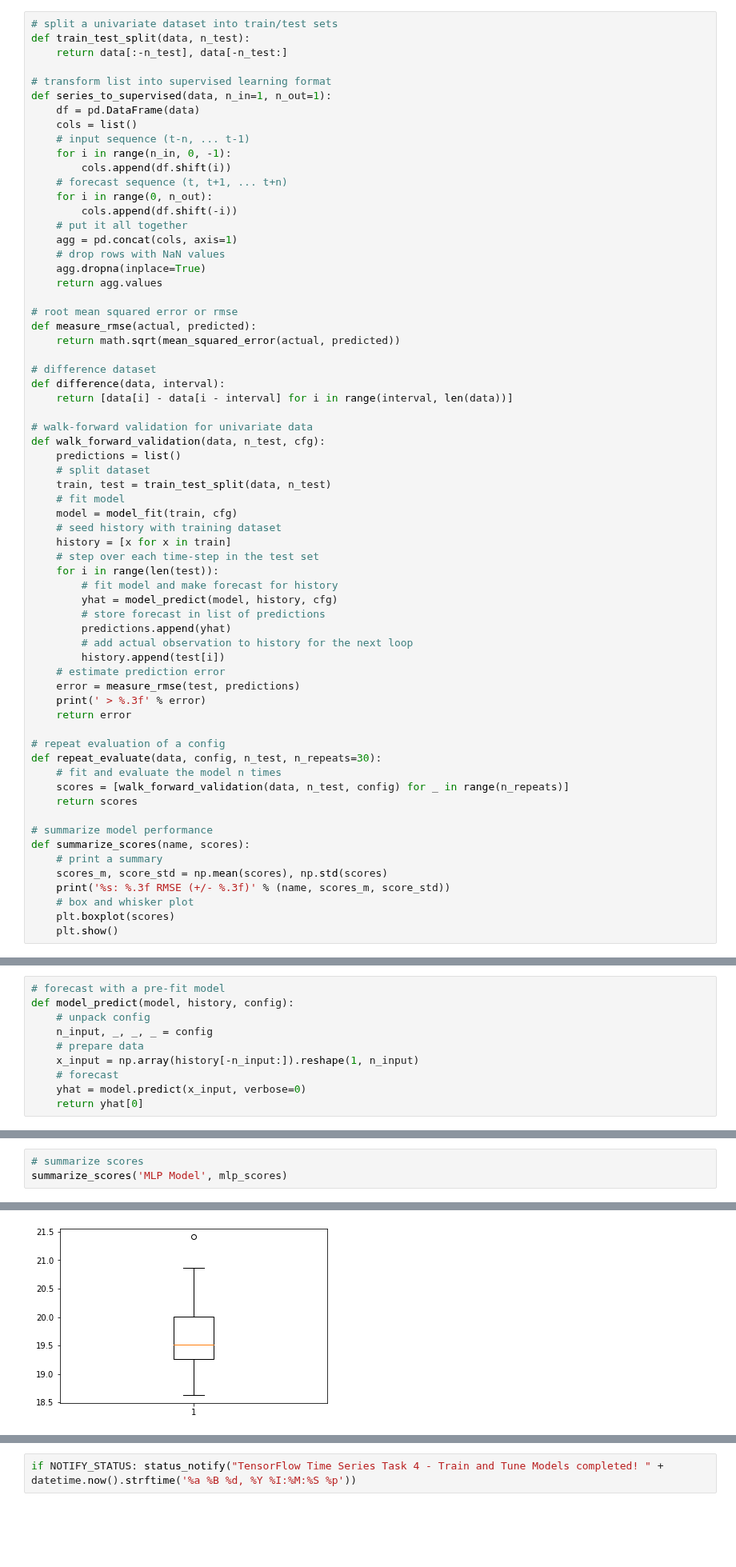
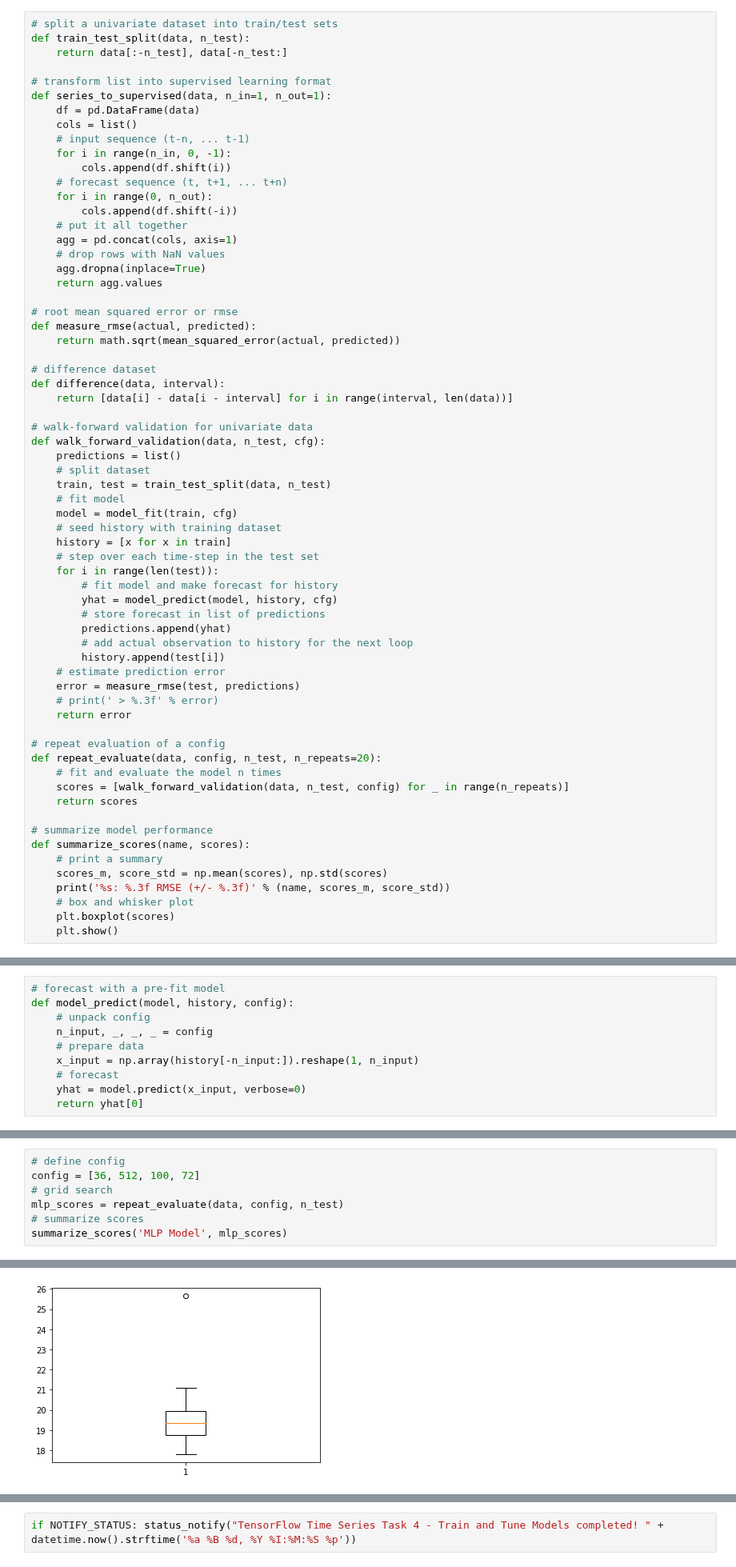
Before and after one commit to daines-analytics/time-series-projects, a Jupyter notebook: py_timeseries_arosa_ozone_concentration/py_timeseries_tensorflow_arosa_ozone_concentration.ipynb, the cells around one changed output, grey strips where cells are left out. Shown at 80% size. Saved outputs shown, nothing was run; the diff lists cells and outputs as text; blank space fills up the shorter version.

```diff
--- a/py_timeseries_arosa_ozone_concentration/py_timeseries_tensorflow_arosa_ozone_concentration.ipynb
+++ b/py_timeseries_arosa_ozone_concentration/py_timeseries_tensorflow_arosa_ozone_concentration.ipynb
@@ -307,11 +307,11 @@ def walk_forward_validation(data, n_test, cfg):
         history.append(test[i])
     # estimate prediction error
     error = measure_rmse(test, predictions)
-    print(' > %.3f' % error)
+    # print(' > %.3f' % error)
     return error
 
 # repeat evaluation of a config
-def repeat_evaluate(data, config, n_test, n_repeats=30):
+def repeat_evaluate(data, config, n_test, n_repeats=20):
     # fit and evaluate the model n times
     scores = [walk_forward_validation(data, n_test, config) for _ in range(n_repeats)]
     return scores
@@ -420,4 +390,8 @@ mlp_scores = repeat_evaluate(data, config, n_test)
 # %%
+# define config
+config = [36, 512, 100, 72]
+# grid search
+mlp_scores = repeat_evaluate(data, config, n_test)
 # summarize scores
 summarize_scores('MLP Model', mlp_scores)
 # %% [output]
@@ -425 +399 @@ MLP Model: 19.662 RMSE (+/- 0.670)
-[figure, old version]
+[figure, new version]
```
Also changed, not shown: parts of 28 cells of this notebook, 1 other file.
